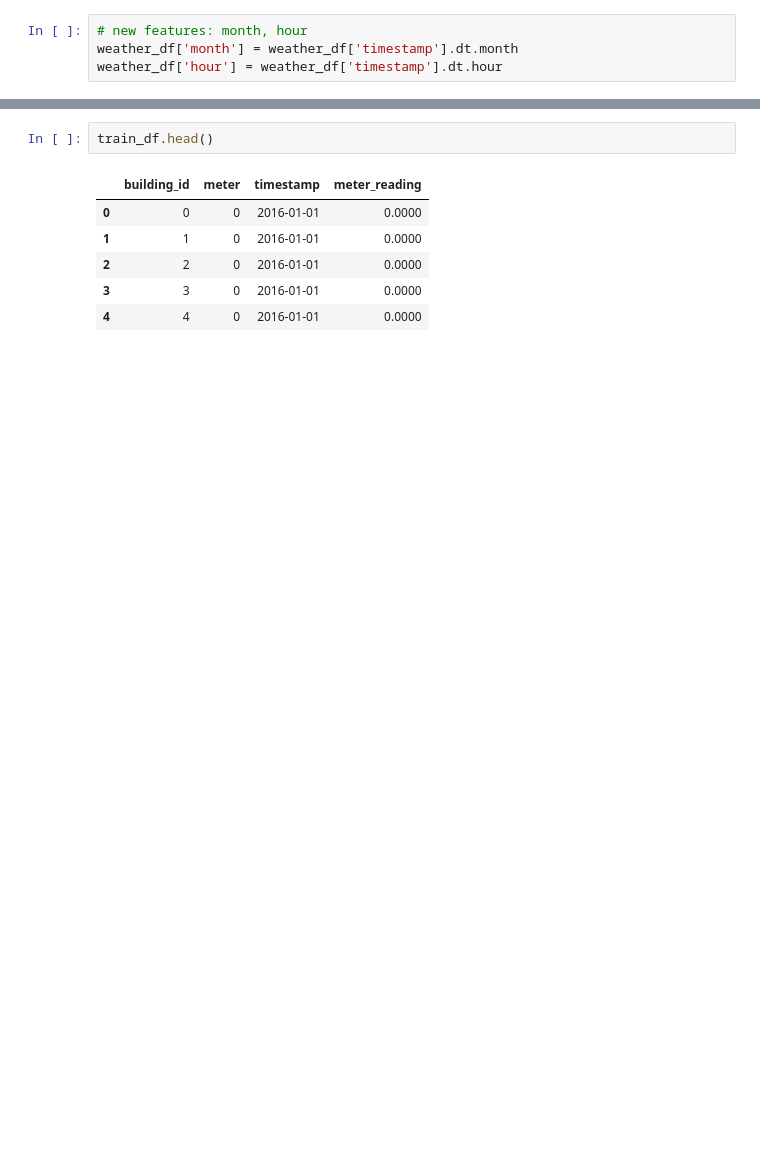
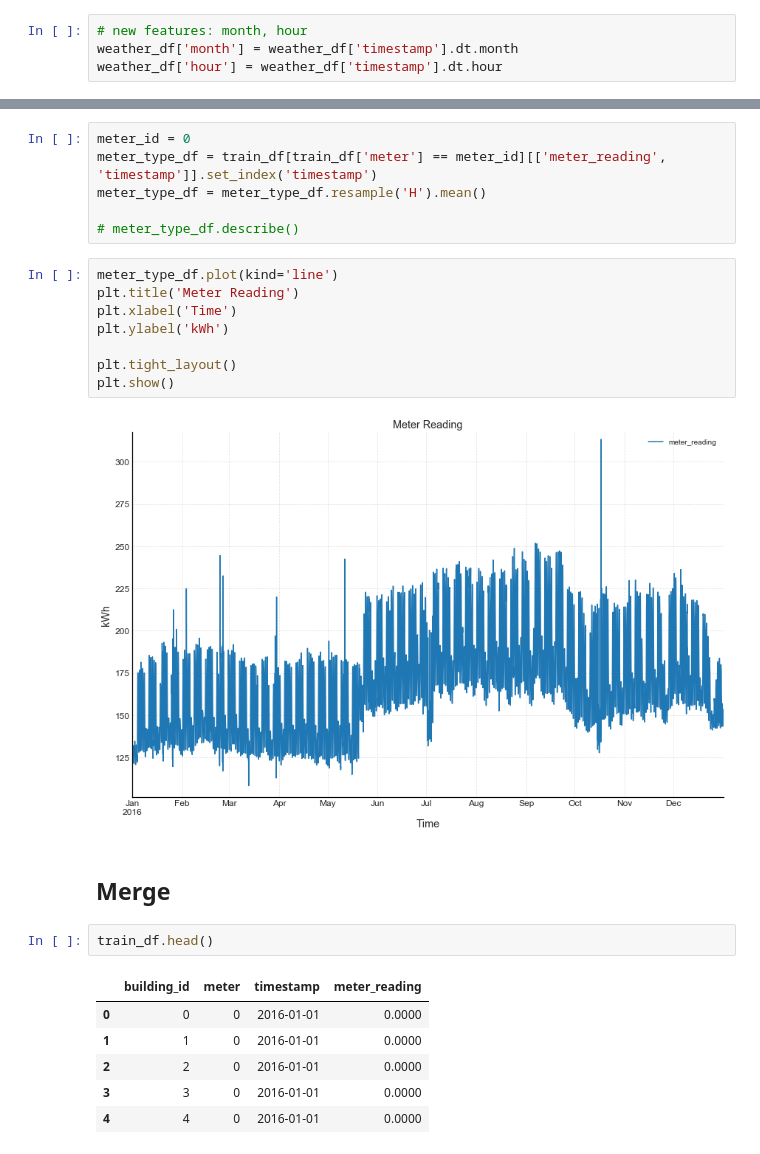
Before and after one commit to sergatron/ASHRAE---Great-Energy-Predictor-III, a Jupyter notebook: EDA/eda.ipynb, the cells around one changed output, grey strips where cells are left out. Cells and saved outputs as stored; diff of their text form; blank space fills up the shorter version.

```diff
--- a/EDA/eda.ipynb
+++ b/EDA/eda.ipynb
@@ -714,3 +585,21 @@ nan_val_summary(weather_df)
+# %%
+meter_id = 0
+meter_type_df = train_df[train_df['meter'] == meter_id][['meter_reading', 'timestamp']].set_index('timestamp')
+meter_type_df = meter_type_df.resample('H').mean()
+
+# meter_type_df.describe()
+# %%
+meter_type_df.plot(kind='line')
+plt.title('Meter Reading')
+plt.xlabel('Time')
+plt.ylabel('kWh')
+
+plt.tight_layout()
+plt.show()
+# %% [output]
+[figure, added]
+# %% [markdown]
+## Merge
 # %%
 train_df.head()
 # %% [output]
```
Also changed, not shown: parts of 40 cells of this notebook.
